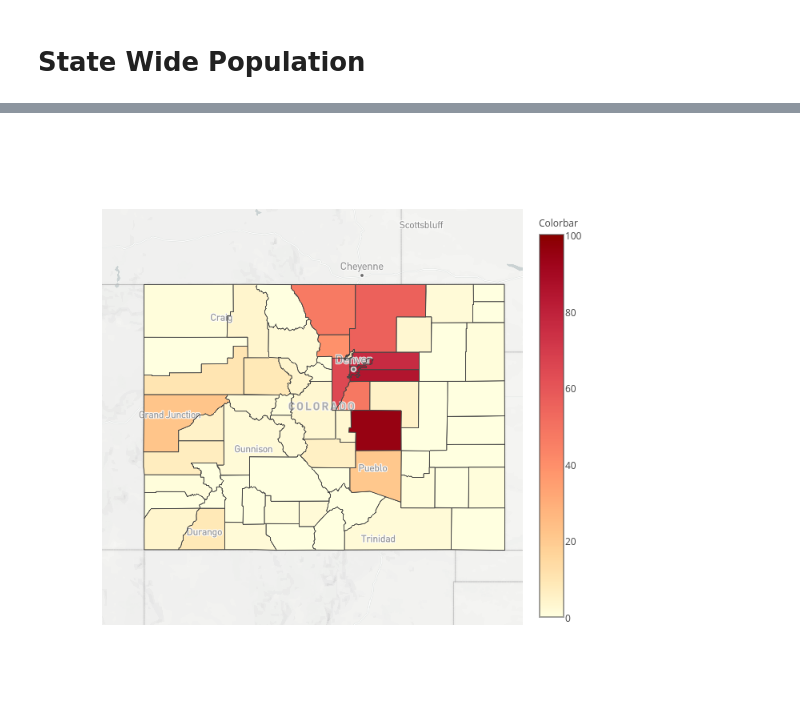
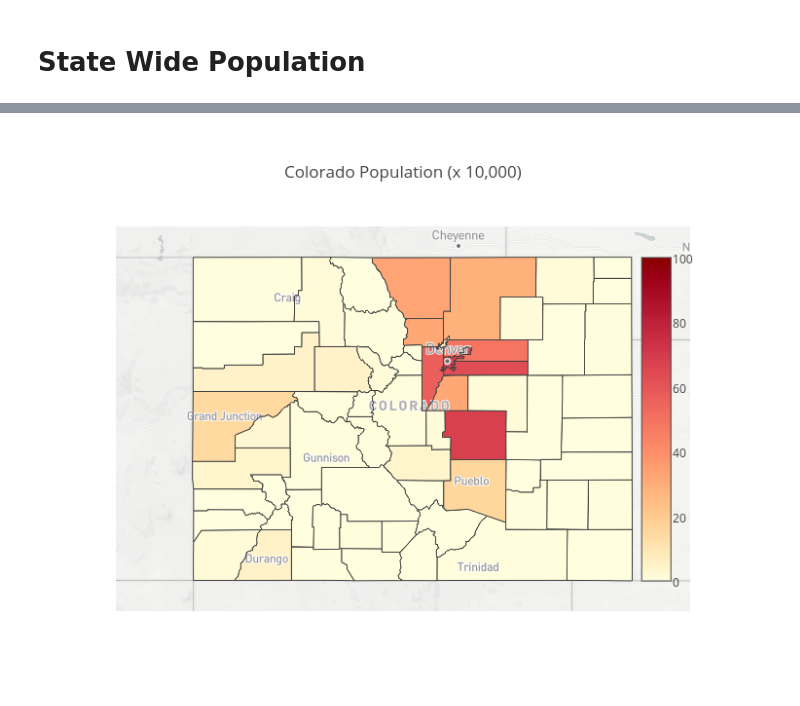
Before and after one commit to andrewfulton9/Colorado_Population_Analysis, a Jupyter notebook: population_analysis.ipynb, the cells around one changed output, grey strips where cells are left out. Drawn from its saved outputs; the diff is of its cells as text; code cells hidden in the pictures.

```diff
--- a/population_analysis.ipynb
+++ b/population_analysis.ipynb
@@ -150,4 +135,6 @@ def get_scl(obj):
 
 full_df['color'] = full_df['totalPopulation'].apply(get_scl)
 # %%
-df_1990 = full_df[full_df['year'] == 2040]
+df_2016 = full_df[full_df['year'] == 2040]
+
+df_2016
@@ -154,10 +160,12 @@ df_1990 = full_df[full_df['year'] == 2040]
 # %%
 layers_ls = []
-for x in df_1990.index:
+for x in df_2016.index:
     item_dict = dict(sourcetype = 'geojson',
-                     source = df_1990.ix[x]['coordinates'],
+                     source = df_2016.ix[x]['coordinates'],
                      type = 'fill',
-                     color = df_1990.ix[x]['color'])
+                     color = df_2016.ix[x]['color'])
     layers_ls.append(item_dict)
+# %%
+colorscl = [[i * .01, v] for i,v in enumerate(scl.values())]
 # %%
 mapbox_access_token = os.environ['MAPBOX_AT']
@@ -202,3 +171,0 @@ rgb_scale
-# %%
-colorscl = [[i * .01, v] for i,v in enumerate(rgb_scale)]
-#colorscl = [colorscl[x] for x in range(0, 101, 10)]
@@ -227,8 +174,8 @@ nums = [k/float(100) for k in scl.keys()]
 
 data = graph_objs.Data([
             graph_objs.Scattermapbox(
-                    lat = [x for x in range(10)],
-                    lon = [x for x in range(10)],
+                    lat = [0],
+                    lon = [0],
                     marker = graph_objs.Marker(
                             size=9,
                             cmax=100,
@@ -238,44 +185,50 @@ data = graph_objs.Data([
                             autocolorscale=False,
                             color=range(0,101),
                             colorbar=graph_objs.ColorBar(
-                                                        title='Colorbar'
-                                                        )
+                                                        yanchor='middle',
+                                                        xanchor='center',
+#                                                         title='population (x 10000)',
+                                                        titlefont = dict(size = 15),
+                                                        titleside = 'top',
+                                                        y = .5,
+                                                        x = .96,
+                                                        len = .89
+                                                        ),
                                                 ),
                     mode = 'markers',
                                      )
 
                      ])
 
-
-#graph_objs.Data([
-#    graph_objs.Scattermapbox()
-#])
 layout = graph_objs.Layout(
+    title = 'Colorado Population (x 10,000)',
     height=1050,
-    width=750,
+    width=800,
     autosize=True,
     hovermode='closest',
     mapbox=dict(
         layers= layers_ls,
         accesstoken=mapbox_access_token,
         bearing=0,
         center=dict(
             lat=39.03,
-            lon=-105.78
+            lon=-105.7
         ),
         pitch=0,
         zoom=5.5,
         style='light'
     ),
 )
 
 fig = dict(data = data, layout=layout)
 fn = 'test.jpeg'
 save_fn = 'images/{}'.format(fn)
-py.image.save_as(fig, filename=save_fn, width = 675, height= 700)
-py.image.ishow(fig, width = 700, height= 700)
+h = 575
+w = 750
+py.image.save_as(fig, filename=save_fn, width = w, height= h)
+py.image.ishow(fig, width = w, height= h)
 # %% [output]
-[figure, old version]
+[figure, new version]
 # %%
 from IPython.display import Image
 
```
Also changed, not shown: parts of 15 cells of this notebook.
